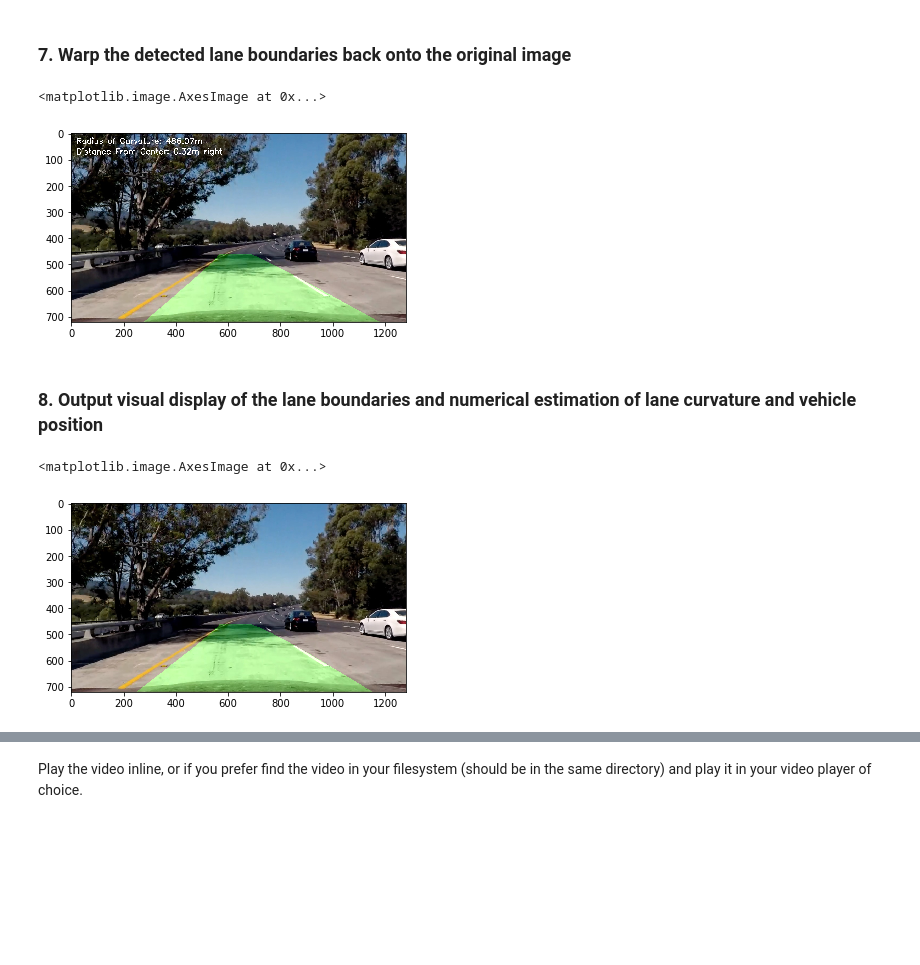
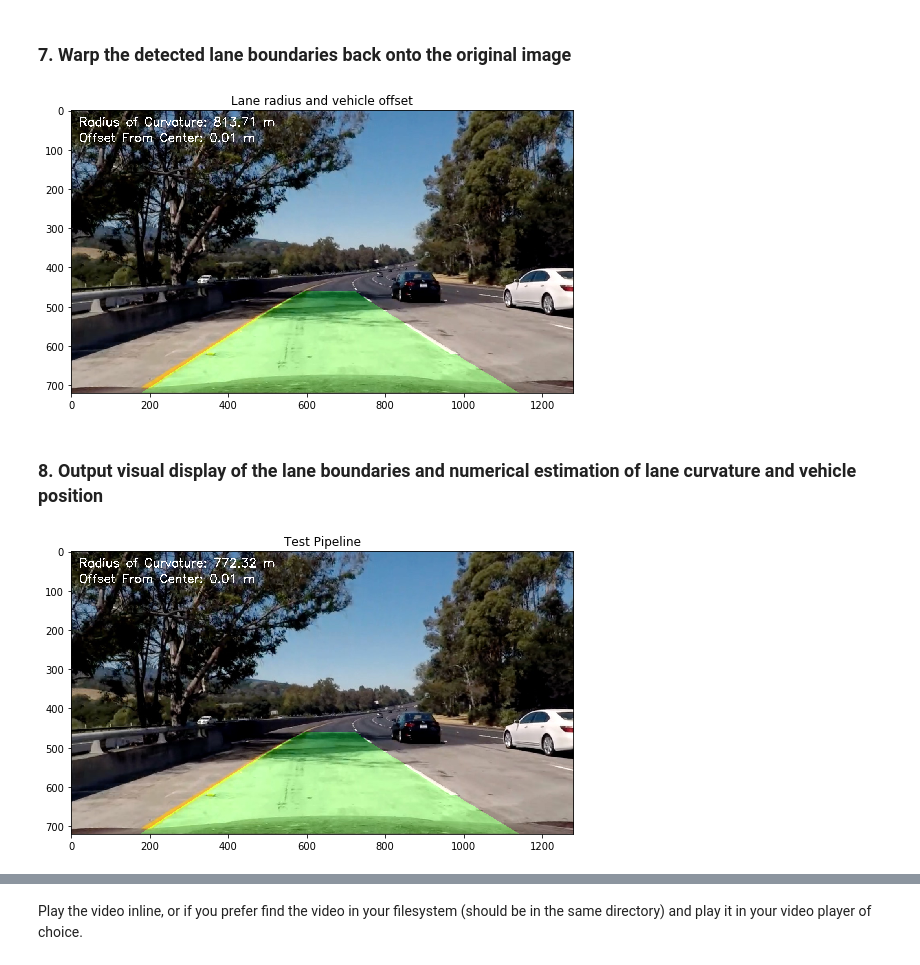
Before and after one commit to ek8203/CarND-Advanced-Lane-Lines, a Jupyter notebook: advanced_lane_finding.ipynb, the cells around one changed output, grey strips where cells are left out. Saved outputs shown, nothing was run; the diff lists cells and outputs as text; code cells hidden in the pictures; blank space fills up the shorter version.

Commit message:
added measurements

```diff
--- a/advanced_lane_finding.ipynb
+++ b/advanced_lane_finding.ipynb
@@ -815,10 +859,3 @@ curvature = ((1 + y1*y1)**(1.5))/np.absolute(y2)
 print("Radius of Curvature: %f" % curvature)
 # %% [output]
 Radius of Curvature: 486.073163
-# %%
-# Define y-value where we want radius of curvature
-# I'll choose the maximum y-value, corresponding to the bottom of the image
-y_eval = np.max(ploty)
-left_curverad = ((1 + (2*line.left_fit[0]*y_eval + line.left_fit[1])**2)**1.5) / np.absolute(2*line.left_fit[0])
-right_curverad = ((1 + (2*line.right_fit[0]*y_eval + line.right_fit[1])**2)**1.5) / np.absolute(2*line.right_fit[0])
-print(left_curverad, right_curverad)
@@ -872,67 +924,69 @@ def draw_lane_boundary(image, undist):
 
     warp_zero = np.zeros_like(binary_warped).astype(np.uint8)
     color_warp = np.dstack((warp_zero, warp_zero, warp_zero))
 
     pts_left = np.array([np.transpose(np.vstack([left_fitx, ploty]))])
     pts_right = np.array([np.flipud(np.transpose(np.vstack([right_fitx, ploty])))])
     pts = np.hstack((pts_left, pts_right))
 
     # Draw the lane onto the warped blank image
     cv2.fillPoly(color_warp, np.int_([pts]), (0,255, 0))
     newwarp = cv2.warpPerspective(color_warp, line.Minv, (undist.shape[1], undist.shape[0]))
 
     # Combine the result with the original image
     result = cv2.addWeighted(undist, 1, newwarp, 0.3, 0)
     return result
 
 # load test image
 image = cv2.imread('test_images/test5.jpg')
 image = cv2.cvtColor(image, cv2.COLOR_BGR2RGB)
 
 # get binary_warped
 undist = cv2.undistort(image, line.mtx, line.dist, None, line.mtx)
 binary = combined_binary(undist)
 width  = binary.shape[1]
 height = binary.shape[0]
 binary_warped = cv2.warpPerspective(binary, line.M, (width, height))
 result = draw_lane_boundary(binary_warped, undist)
+curvature, offset_from_center = update_measurements(binary_warped)
+cv2.putText(result,'Radius of Curvature: %.2f m' % curvature, (20,40), cv2.FONT_HERSHEY_SIMPLEX, 1, (255,255,255), 2)
+cv2.putText(result,'Offset From Center: %.2f m' % offset_from_center, (20,80), cv2.FONT_HERSHEY_SIMPLEX, 1, (255,255,255), 2)
 
-cv2.putText(result,'Radius of Curvature: %.2fm' % curvature,(20,40), cv2.FONT_HERSHEY_SIMPLEX, 1,(255,255,255),2)
+# Visualize mark lines
+figure = plt_one(result, "Lane radius and vehicle offset")
+plt.close(figure)    # close the figure
+figure.savefig('output_images/measurements.jpg')   # save the figure to file
+plt.close(figure)    # close the figure
 
-x_left_pix = line.left_fit[0]*(y_eval**2) + line.left_fit[1]*y_eval + line.left_fit[2]
-x_right_pix = line.right_fit[0]*(y_eval**2) + line.right_fit[1]*y_eval + line.right_fit[2]
-position_from_center = ((x_left_pix + x_right_pix)/2 - midx) * xm_per_pix
-if position_from_center < 0:
-    text = 'left'
-else:
-    text = 'right'
-cv2.putText(result, 'Distance From Center: %.2fm %s' % (np.absolute(position_from_center), text),(20,80), cv2.FONT_HERSHEY_SIMPLEX, 1,(255,255,255),2)
-plt.imshow(result)
+#plt.imshow(result)
 # %% [output]
-<matplotlib.image.AxesImage at 0x...>
-[figure, old version]
+[figure, new version]
 # %% [markdown]
 ### 8. Output visual display of the lane boundaries and numerical estimation of lane curvature and vehicle position
 # %%
 def pipeline(image):
 
-    # TODO: Remove distortion
+    # Remove distortion
     undist = cv2.undistort(image, line.mtx, line.dist, None, line.mtx)
 
-    # TODO: Create a thresholded binary image
+    # Create a thresholded binary image
     binary = combined_binary(undist)
 
-    # TODO: Transform to top-down view
+    # Transform to top-down view
     width  = binary.shape[1]
     height = binary.shape[0]
     binary_warped = cv2.warpPerspective(binary, line.M, (width, height))
 
-    # TODO: Find lines
+    # Find lines
     output = find_lines(binary_warped, first_frame = line.first_frame)
 
-    # TODO: Warp back to the original frame
+    # Warp back to the original frame
     result = draw_lane_boundary(binary_warped, undist)
 
+    # Update measurements
+    curvature, offset_from_center = update_measurements(binary_warped)
+    cv2.putText(result,'Radius of Curvature: %.2f m' % curvature, (20,40), cv2.FONT_HERSHEY_SIMPLEX, 1, (255,255,255), 2)
+    cv2.putText(result,'Offset From Center: %.2f m' % offset_from_center, (20,80), cv2.FONT_HERSHEY_SIMPLEX, 1, (255,255,255), 2)
     #result = np.copy(output)
     return result
 
@@ -940,10 +994,12 @@ def pipeline(image):
 image = cv2.imread('test_images/test5.jpg')
 image = cv2.cvtColor(image, cv2.COLOR_BGR2RGB)
 result = pipeline(image)
-plt.imshow(result, cmap='gray')
+figure = plt_one(result, "Test Pipeline")
+plt.close(figure)    # close the figure
+figure.savefig('output_images/test_pipeline.jpg')   # save the figure to file
+plt.close(figure)    # close the figure
 # %% [output]
-<matplotlib.image.AxesImage at 0x...>
-[figure, old version]
+[figure, new version]
 # %%
 # Import everything needed to edit/save/watch video clips
 from moviepy.editor import VideoFileClip
```
Also changed, not shown: parts of 11 cells of this notebook, 1 other file.
